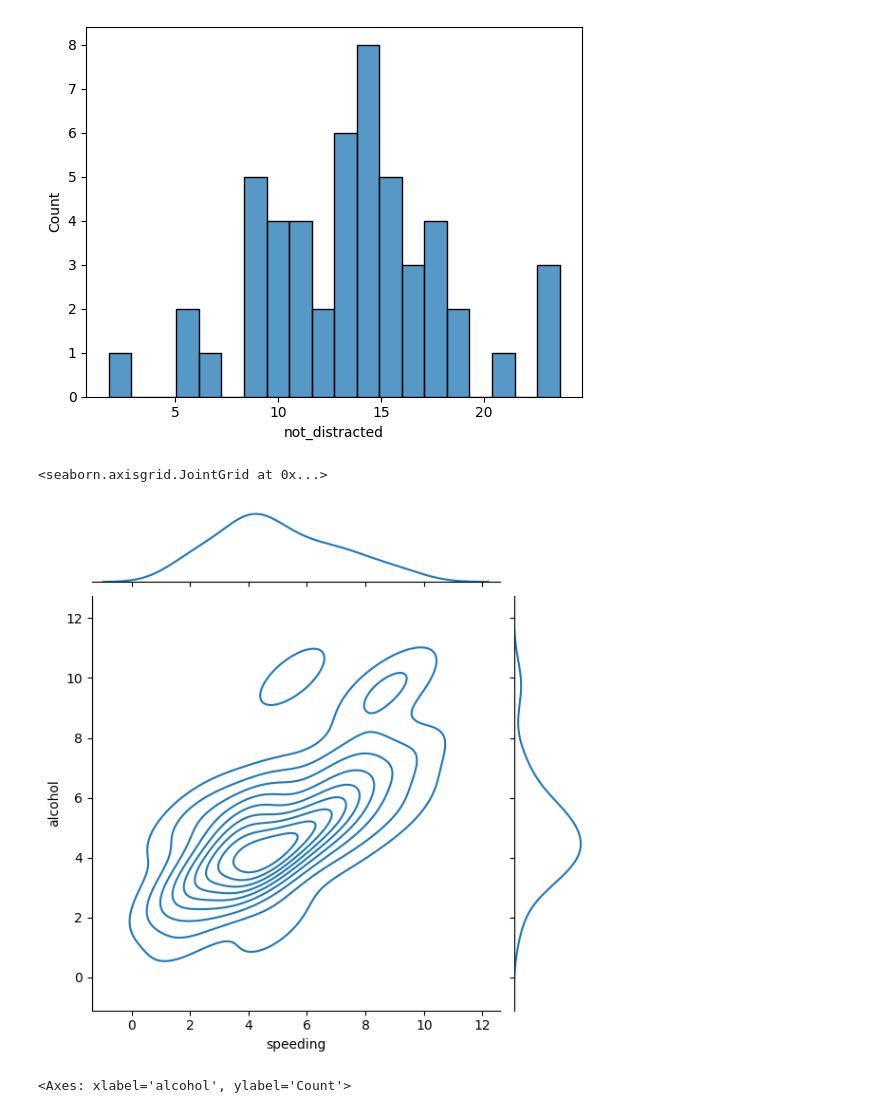
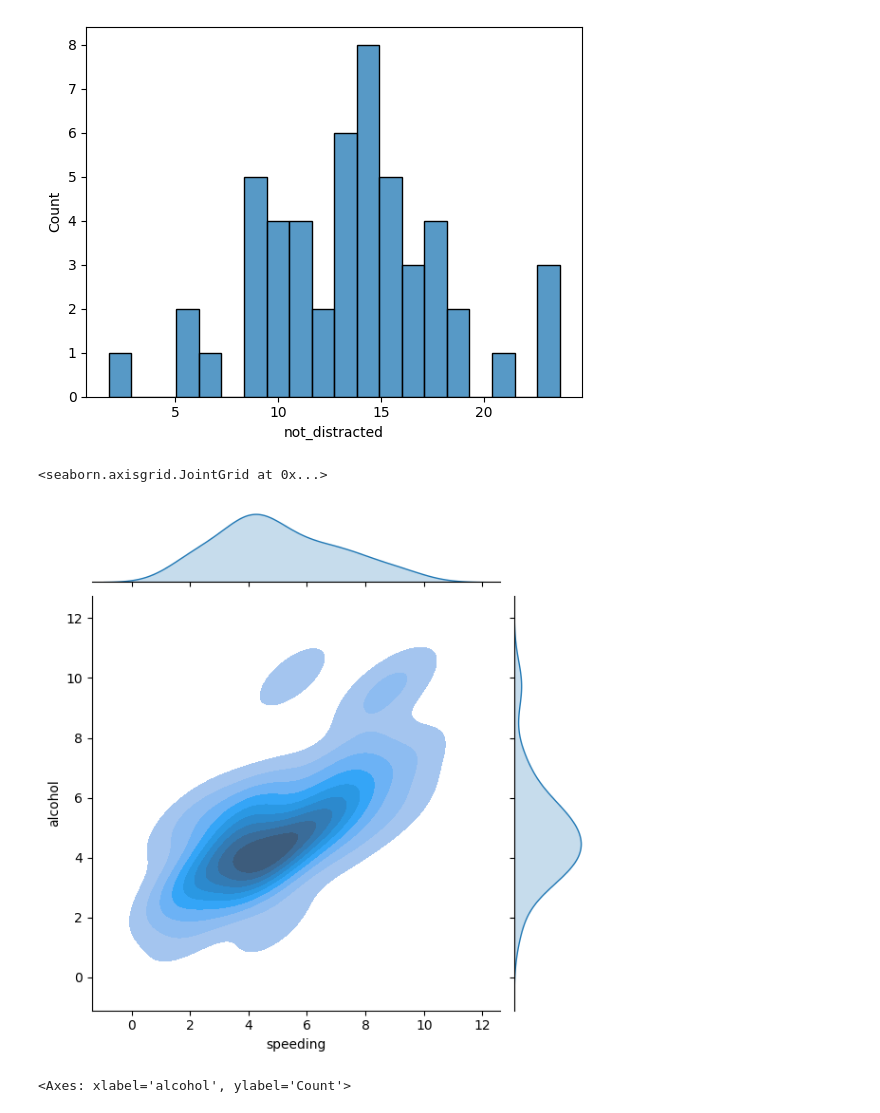
Before and after one commit to naxalatex/matplotlib, a Jupyter notebook: seaborn1.ipynb, the cells around one changed output. Cells and saved outputs as stored; diff of their text form; code cells hidden in the pictures.

```diff
--- a/seaborn1.ipynb
+++ b/seaborn1.ipynb
@@ -29,10 +29,10 @@ sns.histplot(crash_df['not_distracted'], bins=20)
 <Axes: xlabel='not_distracted', ylabel='Count'>
 [figure]
 # %%
-sns.jointplot(x= 'speeding', y= 'alcohol',data= crash_df, kind= 'kde')
+sns.jointplot(x= 'speeding', y= 'alcohol',data= crash_df, kind= 'kde', fill=True)
 # %% [output]
 <seaborn.axisgrid.JointGrid at 0x...>
-[figure, old version]
+[figure, new version]
 # %%
 sns.histplot(crash_df['alcohol'])
 # %% [output]
```
Also changed, not shown: parts of 14 cells of this notebook.
